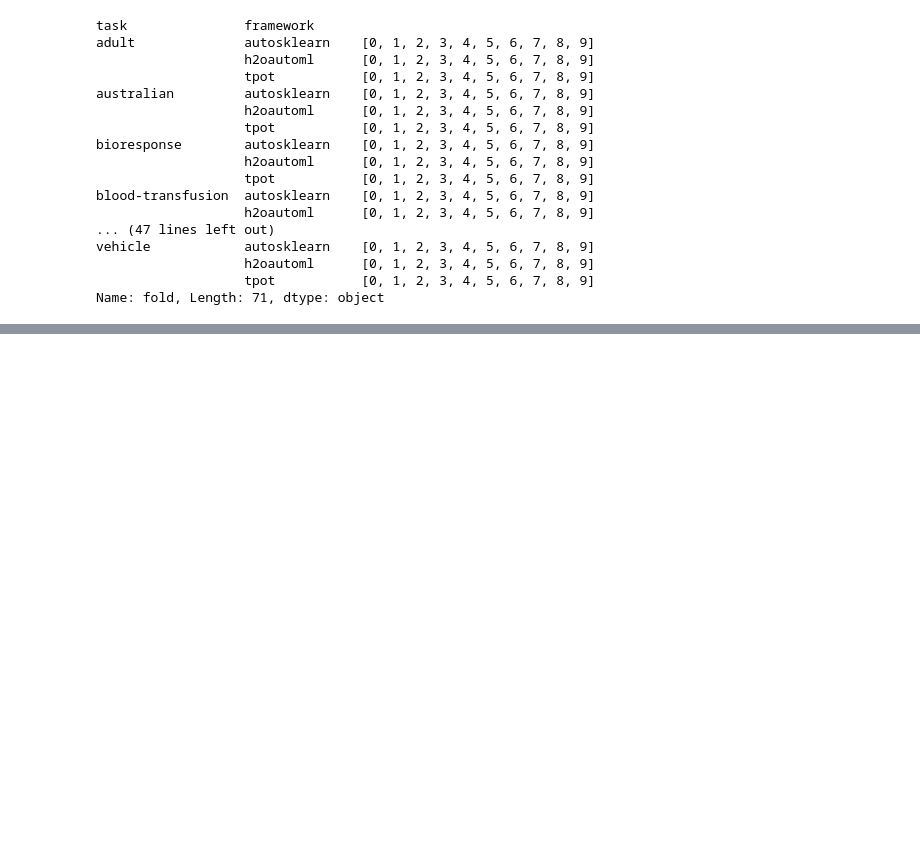
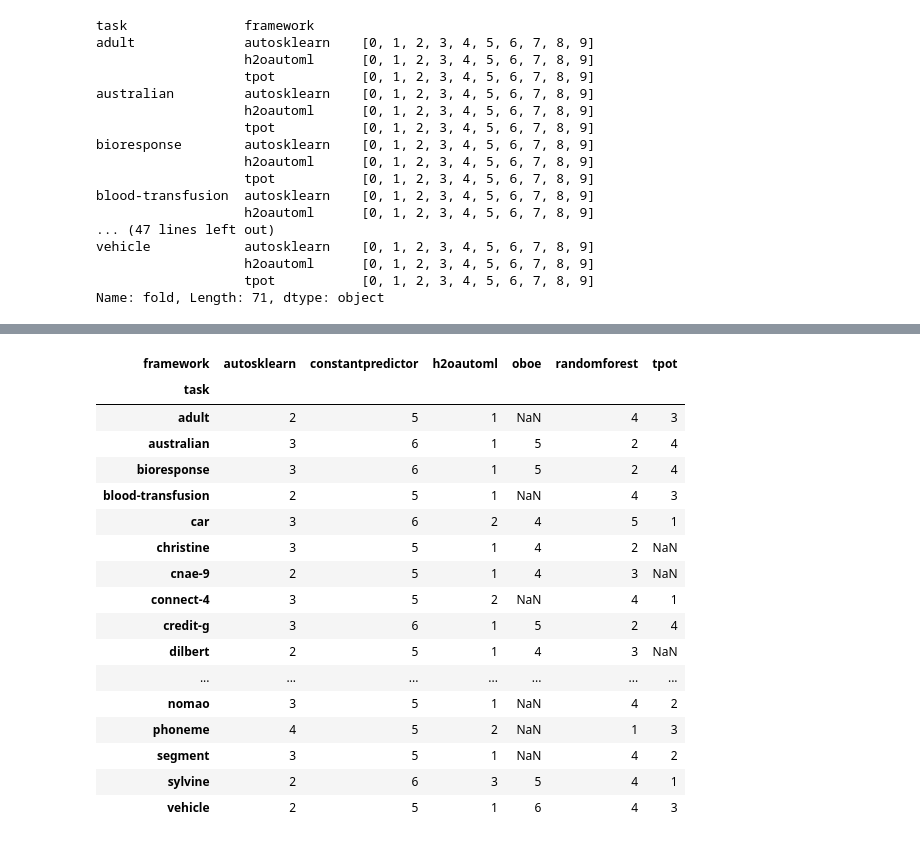
Before and after one commit to openml/automlbenchmark, a Jupyter notebook: reports.ipynb, the cells around one changed output, grey strips where cells are left out. Cells and saved outputs as stored; diff of their text form; code cells hidden in the pictures; blank space fills up the shorter version.

```diff
--- a/reports.ipynb
+++ b/reports.ipynb
@@ -269,6 +269,26 @@ def rank(perfs):
 # %%
 task_leaderboard_df = mean_perf_df.apply(rank, axis=1, result_type='broadcast').astype(object)
 task_leaderboard_df.astype(float).to_csv('tasks_leaderboard.csv', float_format='%.f')
+task_leaderboard_df
+# %% [output]
+| framework | autosklearn | constantpredictor | h2oautoml | oboe | randomforest | tpot |
+| task |  |  |  |  |  |  |
+| adult | 2 | 5 | 1 | NaN | 4 | 3 |
+| australian | 3 | 6 | 1 | 5 | 2 | 4 |
+| bioresponse | 3 | 6 | 1 | 5 | 2 | 4 |
+| blood-transfusion | 2 | 5 | 1 | NaN | 4 | 3 |
+| car | 3 | 6 | 2 | 4 | 5 | 1 |
+| christine | 3 | 5 | 1 | 4 | 2 | NaN |
+| cnae-9 | 2 | 5 | 1 | 4 | 3 | NaN |
+| connect-4 | 3 | 5 | 2 | NaN | 4 | 1 |
+| credit-g | 3 | 6 | 1 | 5 | 2 | 4 |
+| dilbert | 2 | 5 | 1 | 4 | 3 | NaN |
+| ... | ... | ... | ... | ... | ... | ... |
+| nomao | 3 | 5 | 1 | NaN | 4 | 2 |
+| phoneme | 4 | 5 | 2 | NaN | 1 | 3 |
+| segment | 3 | 5 | 1 | NaN | 4 | 2 |
+| sylvine | 2 | 6 | 3 | 5 | 4 | 1 |
+| vehicle | 2 | 5 | 1 | 6 | 4 | 3 |
 # %%
 folds_perf_df = all_results.pivot_table(index=['task', 'fold'], columns='framework', values='perf')
 folds_leaderboard_df = folds_perf_df.apply(rank, axis=1, result_type='broadcast').astype(object)
```
Also changed, not shown: parts of 9 cells of this notebook.
